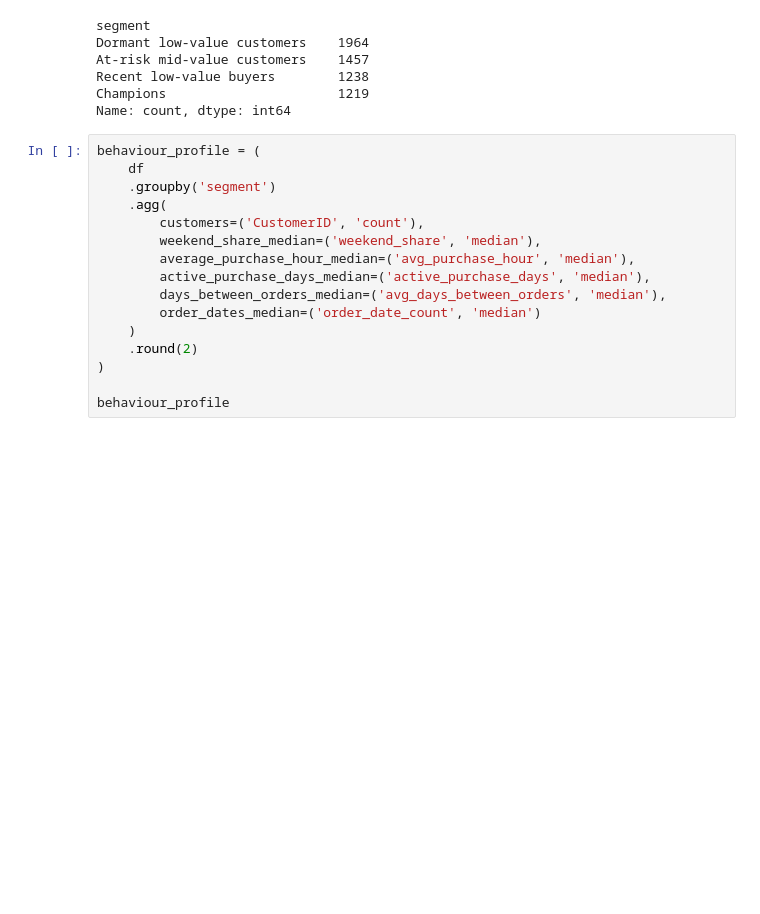
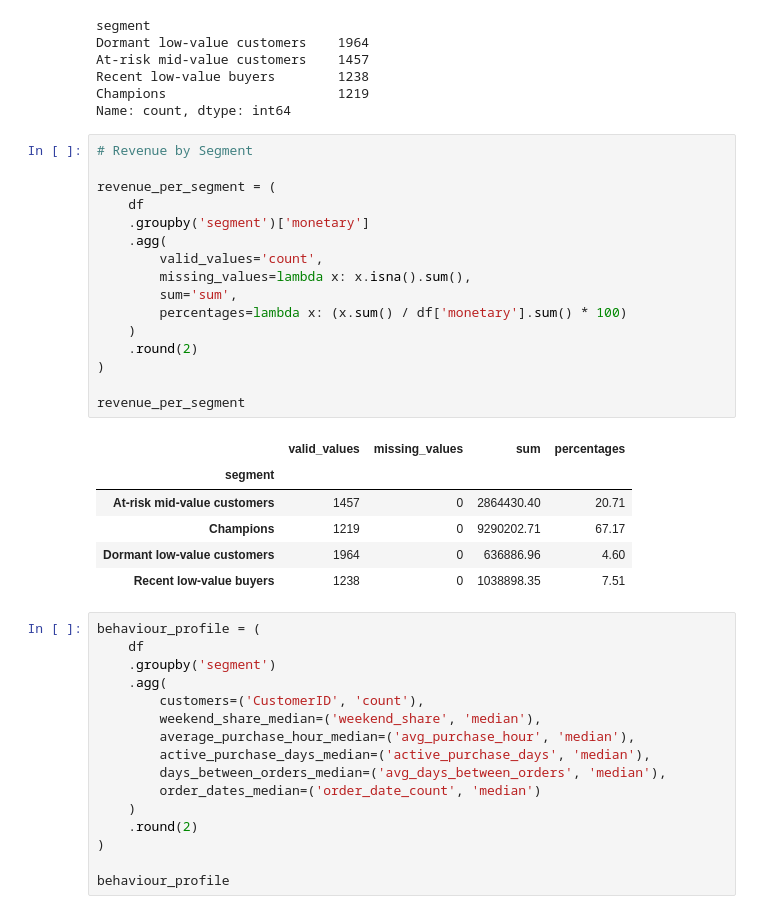
Before and after one commit to Thoericht/customer-segmentation-rfm-nlp, a Jupyter notebook: 02_notebooks/04_clustering.ipynb, the cells around one changed output. Drawn from its saved outputs; the diff is of its cells as text; blank space fills up the shorter version.

```diff
--- a/02_notebooks/04_clustering.ipynb
+++ b/02_notebooks/04_clustering.ipynb
@@ -445,6 +445,29 @@ At-risk mid-value customers    1457
 Recent low-value buyers        1238
 Champions                      1219
 Name: count, dtype: int64
+# %%
+# Revenue by Segment
+
+revenue_per_segment = (
+    df
+    .groupby('segment')['monetary']
+    .agg(
+        valid_values='count',
+        missing_values=lambda x: x.isna().sum(),
+        sum='sum',
+        percentages=lambda x: (x.sum() / df['monetary'].sum() * 100)
+    )
+    .round(2)
+)
+
+revenue_per_segment
+# %% [output]
+|  | valid_values | missing_values | sum | percentages |
+| segment |  |  |  |  |
+| At-risk mid-value customers | 1457 | 0 | 2864430.40 | 20.71 |
+| Champions | 1219 | 0 | 9290202.71 | 67.17 |
+| Dormant low-value customers | 1964 | 0 | 636886.96 | 4.60 |
+| Recent low-value buyers | 1238 | 0 | 1038898.35 | 7.51 |
 # %%
 behaviour_profile = (
     df
```
Also changed, not shown: parts of 1 cell of this notebook, 3 other files.
